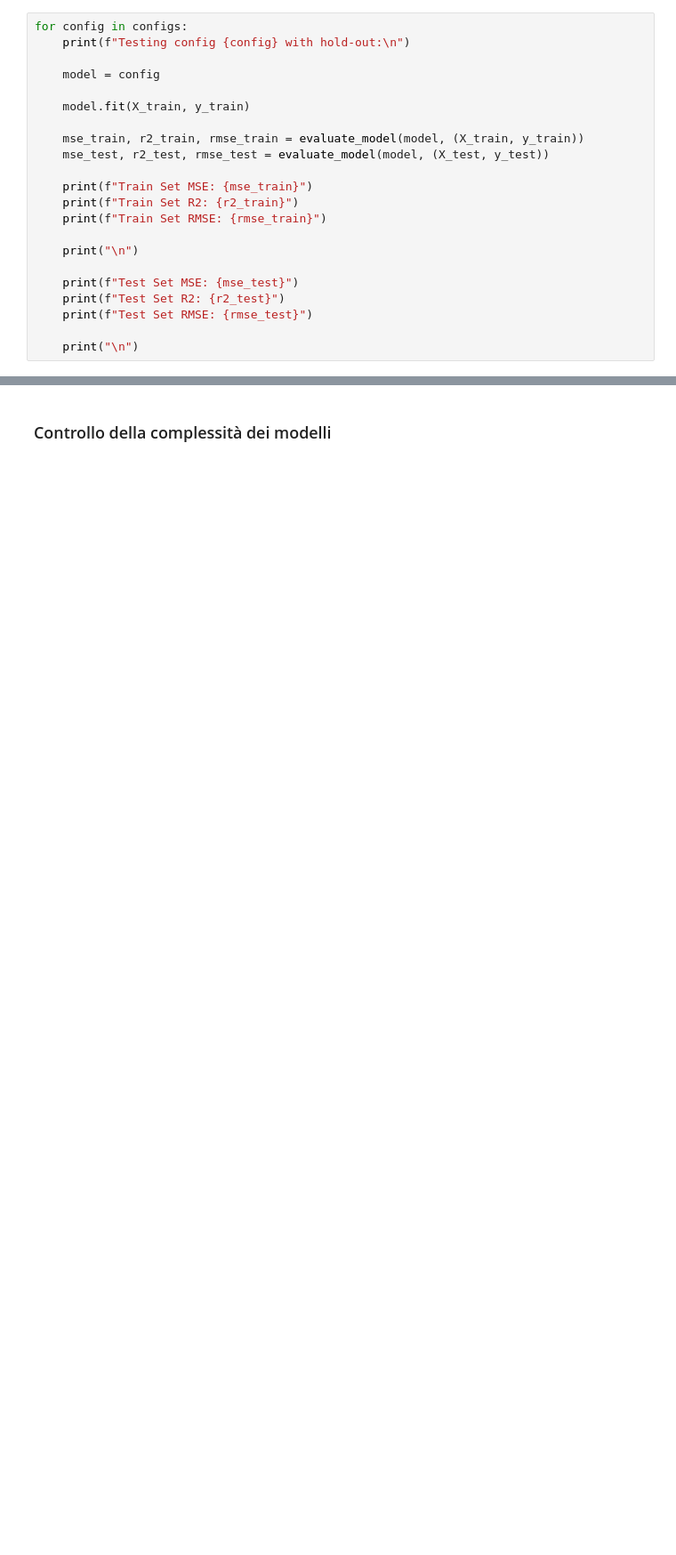
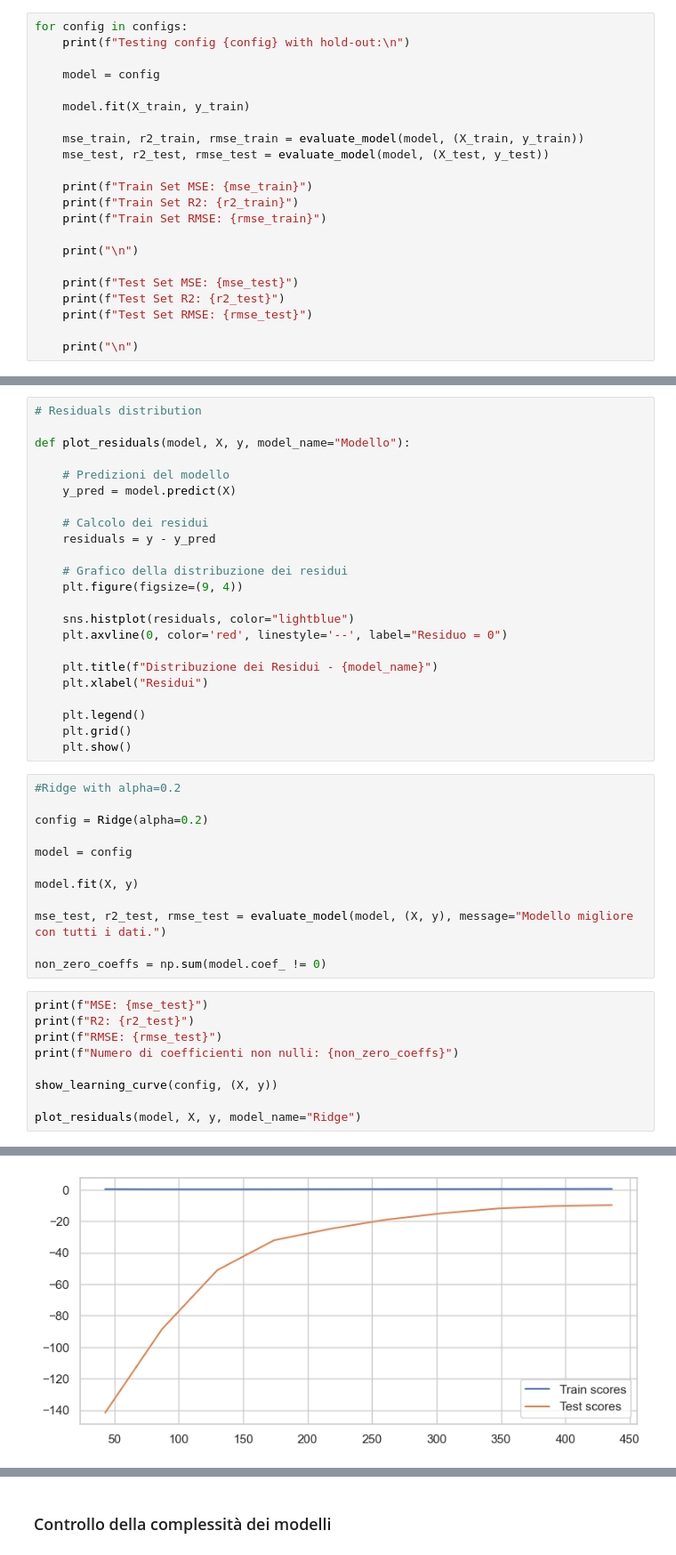
Before and after one commit to crypto-infinity/proai, a Jupyter notebook: course3-ml-basics/project/mercato_immobiliare.ipynb, the cells around one changed output, grey strips where cells are left out. Shown at 89% size. Drawn from its saved outputs; the diff is of its cells as text; blank space fills up the shorter version.

Commit message:
Aggiunto metriche e verifiche per l'analisi dei modelli

```diff
--- a/course3-ml-basics/project/mercato_immobiliare.ipynb
+++ b/course3-ml-basics/project/mercato_immobiliare.ipynb
@@ -324,0 +354,45 @@ Osserviamo, inoltre, che producono risultati interessanti anche limitandoci all'
+# %%
+# Residuals distribution
+
+def plot_residuals(model, X, y, model_name="Modello"):
+
+    # Predizioni del modello
+    y_pred = model.predict(X)
+
+    # Calcolo dei residui
+    residuals = y - y_pred
+
+    # Grafico della distribuzione dei residui
+    plt.figure(figsize=(9, 4))
+
+    sns.histplot(residuals, color="lightblue")
+    plt.axvline(0, color='red', linestyle='--', label="Residuo = 0")
+
+    plt.title(f"Distribuzione dei Residui - {model_name}")
+    plt.xlabel("Residui")
+
+    plt.legend()
+    plt.grid()
+    plt.show()
+# %%
+#Ridge with alpha=0.2
+
+config = Ridge(alpha=0.2)
+
+model = config
+
+model.fit(X, y)
+
+mse_test, r2_test, rmse_test = evaluate_model(model, (X, y), message="Modello migliore con tutti i dati.")
+
+non_zero_coeffs = np.sum(model.coef_ != 0)
+# %%
+print(f"MSE: {mse_test}")
+print(f"R2: {r2_test}")
+print(f"RMSE: {rmse_test}")
+print(f"Numero di coefficienti non nulli: {non_zero_coeffs}")
+
+show_learning_curve(config, (X, y))
+
+plot_residuals(model, X, y, model_name="Ridge")
+# %% [output]
@@ -324,0 +403 @@ Osserviamo, inoltre, che producono risultati interessanti anche limitandoci all'
+[figure, added]
```
Also changed, not shown: parts of 18 cells of this notebook.
